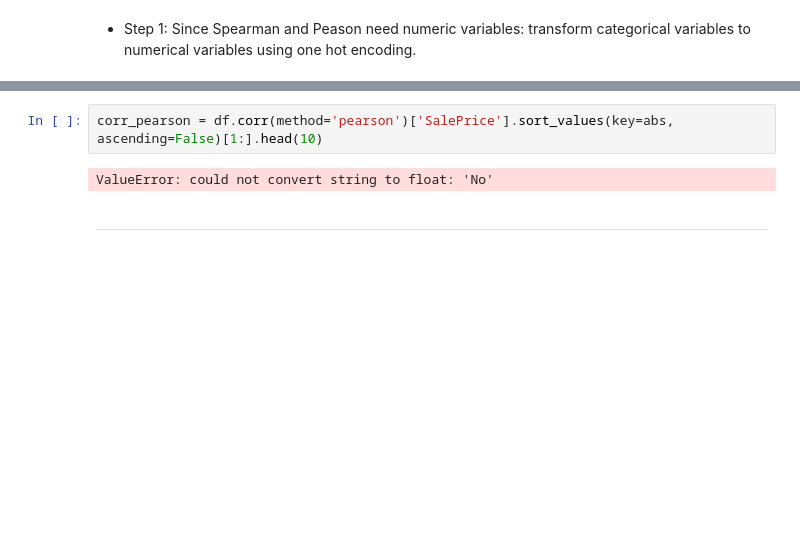
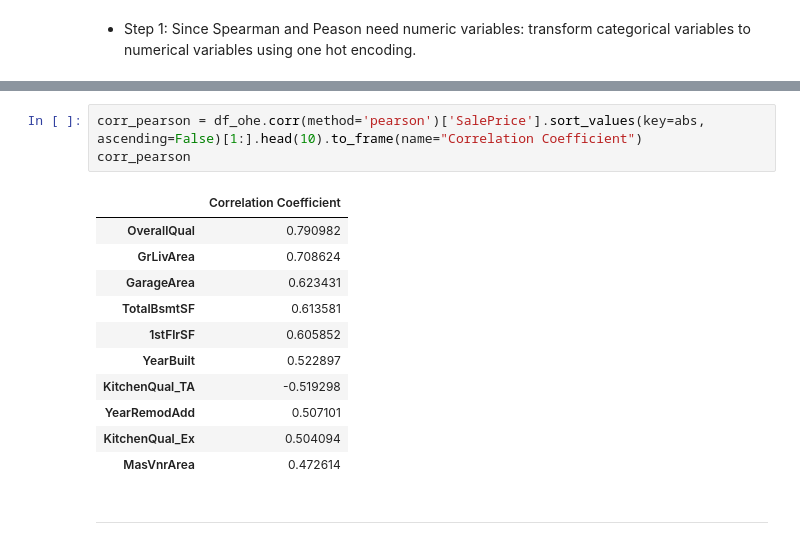
Before and after one commit to ParedesGab/PP5-heritage-housing-issues, a Jupyter notebook: jupyter_notebooks/House Sales Price Study.ipynb, the cells around one changed output, grey strips where cells are left out. Drawn from its saved outputs; the diff is of its cells as text; blank space fills up the shorter version.

Commit message:
Run Pearson and Spearman analysis

```diff
--- a/jupyter_notebooks/House Sales Price Study.ipynb
+++ b/jupyter_notebooks/House Sales Price Study.ipynb
@@ -252,6 +263,17 @@ TypeError: OneHotEncoder.__init__() got an unexpected keyword argument 'handle_u
 # %%
-corr_pearson = df.corr(method='pearson')['SalePrice'].sort_values(key=abs, ascending=False)[1:].head(10)
+corr_pearson = df_ohe.corr(method='pearson')['SalePrice'].sort_values(key=abs, ascending=False)[1:].head(10).to_frame(name="Correlation Coefficient")
+corr_pearson
 # %% [output]
-ValueError: could not convert string to float: 'No'
+|  | Correlation Coefficient |
+| OverallQual | 0.790982 |
+| GrLivArea | 0.708624 |
+| GarageArea | 0.623431 |
+| TotalBsmtSF | 0.613581 |
+| 1stFlrSF | 0.605852 |
+| YearBuilt | 0.522897 |
+| KitchenQual_TA | -0.519298 |
+| YearRemodAdd | 0.507101 |
+| KitchenQual_Ex | 0.504094 |
+| MasVnrArea | 0.472614 |
 # %% [markdown]
 ---
```
Also changed, not shown: parts of 3 cells of this notebook.
